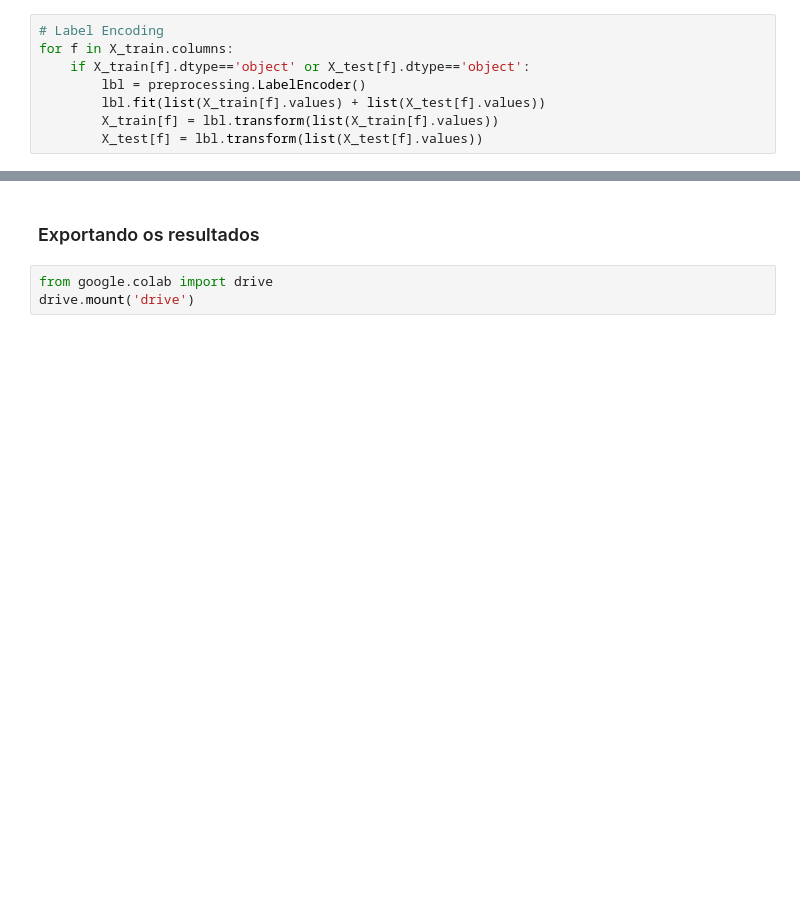
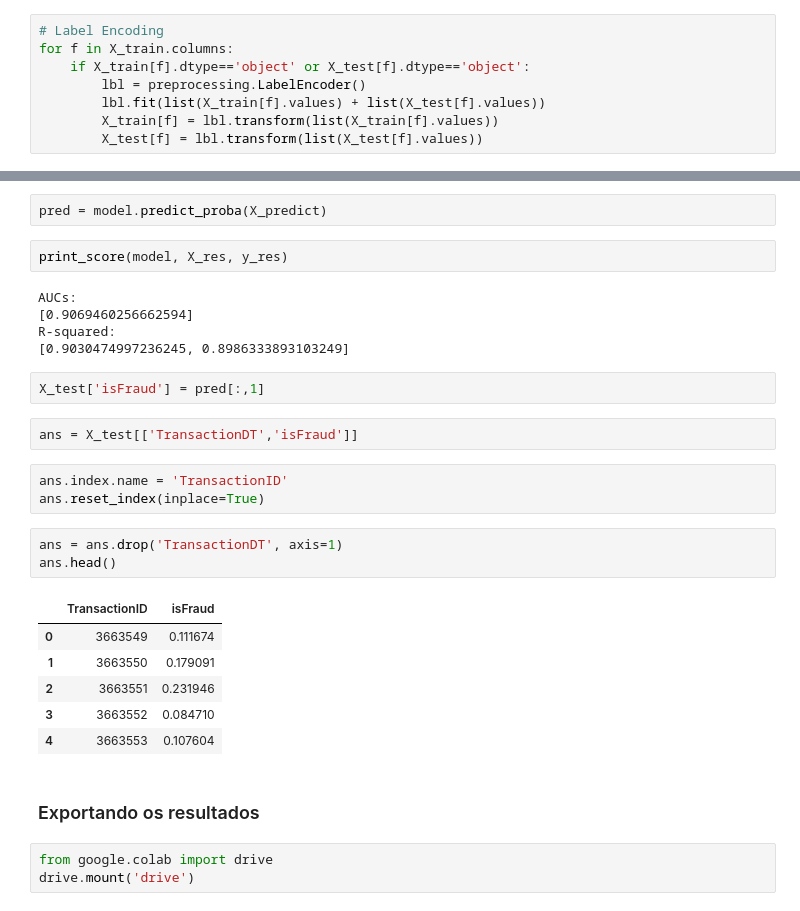
Before and after one commit to gpfl/ieee-fraud-detection, a Jupyter notebook: ieee_cis_fraud_detection.ipynb, the cells around one changed output, grey strips where cells are left out. Drawn from its saved outputs; the diff is of its cells as text; blank space fills up the shorter version.

```diff
--- a/ieee_cis_fraud_detection.ipynb
+++ b/ieee_cis_fraud_detection.ipynb
@@ -457,3 +271,29 @@ print_score(model)
+# %%
+pred = model.predict_proba(X_predict)
+# %%
+print_score(model, X_res, y_res)
+# %% [output]
+AUCs:
+[0.9069460256662594]
+R-squared:
+[0.9030474997236245, 0.8986333893103249]
+# %%
+X_test['isFraud'] = pred[:,1]
+# %%
+ans = X_test[['TransactionDT','isFraud']]
+# %%
+ans.index.name = 'TransactionID'
+ans.reset_index(inplace=True)
+# %%
+ans = ans.drop('TransactionDT', axis=1)
+ans.head()
+# %% [output]
+|  | TransactionID | isFraud |
+| 0 | 3663549 | 0.111674 |
+| 1 | 3663550 | 0.179091 |
+| 2 | 3663551 | 0.231946 |
+| 3 | 3663552 | 0.084710 |
+| 4 | 3663553 | 0.107604 |
 # %% [markdown]
 ### Exportando os resultados
 # %%
```
Also changed, not shown: parts of 82 cells of this notebook.
